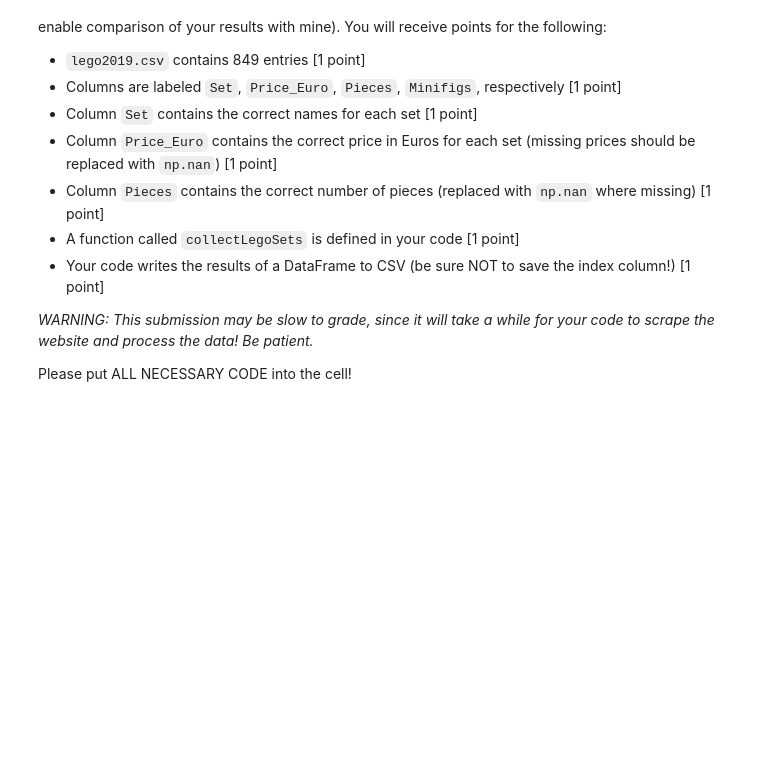
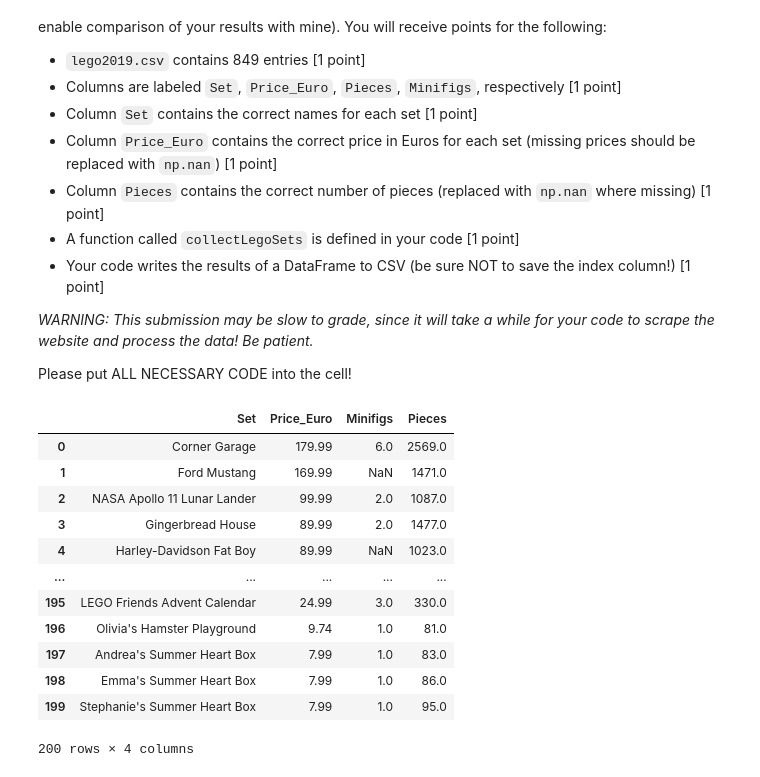
Before and after one commit to StefVarg1/econ8320-assignment-07, a Jupyter notebook: Lesson.ipynb, the cells around one changed output. Drawn from its saved outputs; the diff is of its cells as text; code cells hidden in the pictures; blank space fills up the shorter version.

```diff
--- a/Lesson.ipynb
+++ b/Lesson.ipynb
@@ -1052,7 +1052,7 @@ def collectLegoSets(startURL):
     myPage = requests.get(startURL)
 
     # Parse the website with Beautiful Soup
-    parsed = BeautifulSoup(myPage.text, "html.parser")
+    parsed = BeautifulSoup(myPage.text)
 
     # Grab all sets from the page
     a = [i for i in parsed.find_all('article')]
@@ -1084,34 +1084,50 @@ def collectLegoSets(startURL):
             # Missing value for sets with no price, append to row IF NO PRICE EXISTS
             row.append(np.nan)
 
         # Add the row of data to the dataset
         newData.append(row)
 
     newData = pd.DataFrame(newData, columns = ['Set', 'Price_Euro', 'Minifigs', 'Pieces'])
 
     # Check if there are more results on the "next" page
     try:
         nextPage = parsed.find('li', class_="next").a['href']
     except:
         nextPage = None
 
     # If there is another page of results, grab it and combine
     if nextPage:
         # Tell our program not to load new pages too fast by "sleeping" for two seconds before
         #   going to the next page
         time.sleep(2)
         next_df = collectLegoSets(nextPage)
         # don't concat if the next page returned null
         if next_df.empty:
             return newData
         # Merge current data with next page
         return pd.concat([newData, next_df], axis=0, ignore_index=True)
         # otherwise return the current data
     else:
         return newData
-lego2019 = collectLegoSets("https://brickset.com/sets/year-2019/page-1?page-size=200")
+lego2019 = collectLegoSets("https://brickset.com/sets/year-2019?page-size=200")
 
 lego2019.to_csv('lego2019.csv', index=False)
+
+lego2019
+# %% [output]
+|  | Set | Price_Euro | Minifigs | Pieces |
+| 0 | Corner Garage | 179.99 | 6.0 | 2569.0 |
+| 1 | Ford Mustang | 169.99 | NaN | 1471.0 |
+| 2 | NASA Apollo 11 Lunar Lander | 99.99 | 2.0 | 1087.0 |
+| 3 | Gingerbread House | 89.99 | 2.0 | 1477.0 |
+| 4 | Harley-Davidson Fat Boy | 89.99 | NaN | 1023.0 |
+| ... | ... | ... | ... | ... |
+| 195 | LEGO Friends Advent Calendar | 24.99 | 3.0 | 330.0 |
+| 196 | Olivia's Hamster Playground | 9.74 | 1.0 | 81.0 |
+| 197 | Andrea's Summer Heart Box | 7.99 | 1.0 | 83.0 |
+| 198 | Emma's Summer Heart Box | 7.99 | 1.0 | 86.0 |
+| 199 | Stephanie's Summer Heart Box | 7.99 | 1.0 | 95.0 |
+200 rows × 4 columns
 # %%
 lego2019
 # %% [output]
```
Also changed, not shown: parts of 1 cell of this notebook.
